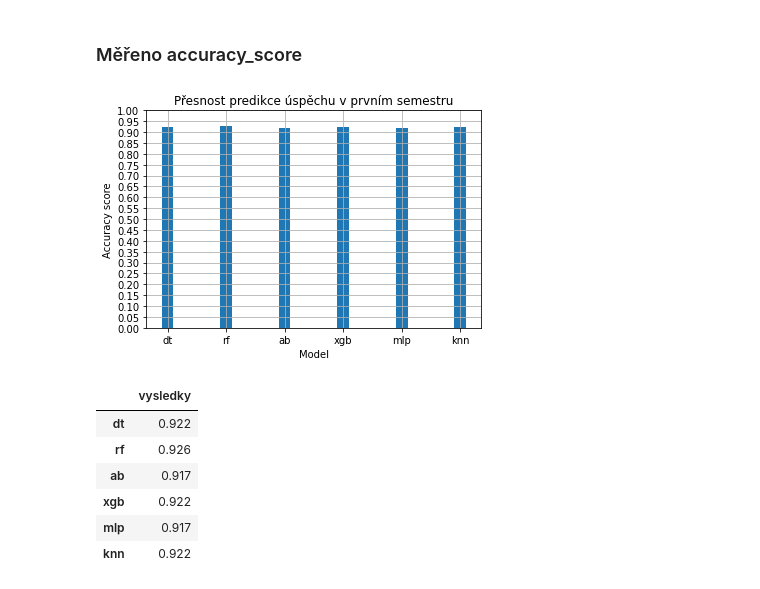
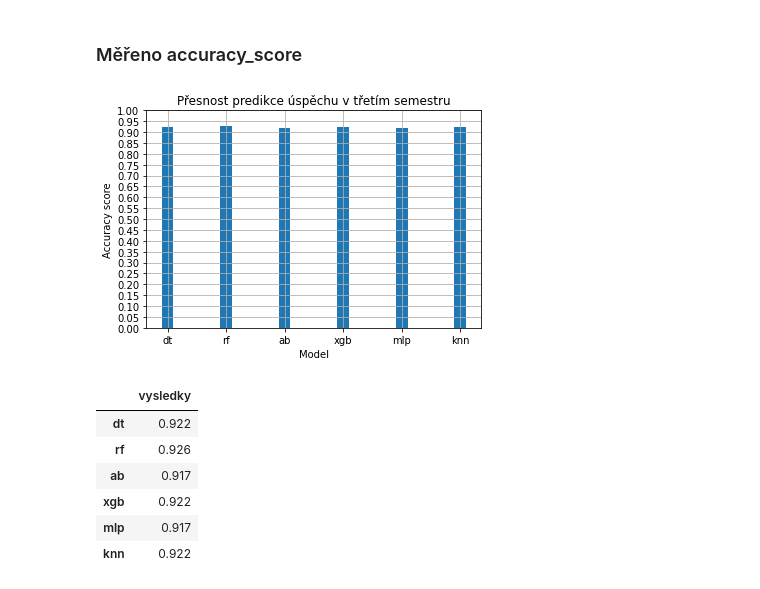
Before and after one commit to akapitanova/predikce_vykonu_studentu, a Jupyter notebook: Predikce_uspechu_semestr_3.ipynb, the cells around one changed output. Saved outputs shown, nothing was run; the diff lists cells and outputs as text; code cells hidden in the pictures.

```diff
--- a/Predikce_uspechu_semestr_3.ipynb
+++ b/Predikce_uspechu_semestr_3.ipynb
@@ -512,20 +512,20 @@ results.loc['knn', 'vysledky'] = round(metrics.accuracy_score(ytest, knn.predict
 # %%
 fig, ax = plt.subplots()
 width = 0.2
 ax.bar(results.index, results['vysledky'].values, width)
 
 ax.set_ylabel('Accuracy score')
 ax.set_xlabel('Model')
-ax.set_title('Přesnost predikce úspěchu v prvním semestru')
+ax.set_title('Přesnost predikce úspěchu v třetím semestru')
 
 ax.grid(True)
 y_values = np.arange(0.0, 1.05, 0.05)
 plt.ylim(ymin=0)
 plt.ylim(ymax=1)
 plt.yticks(y_values)
 plt.show()
 # %% [output]
-[figure, old version]
+[figure, new version]
 # %%
 results
 # %% [output]
```
Also changed, not shown: parts of 10 cells of this notebook, 5 other files.
